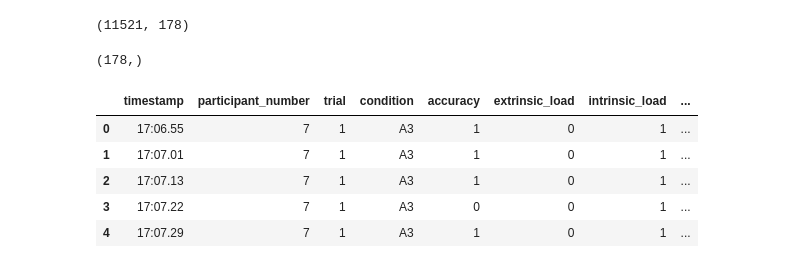
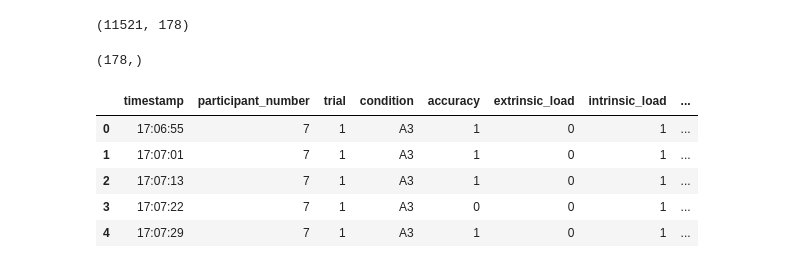
Before and after one commit to aarnol/workload-classification, a Jupyter notebook: model.ipynb, the cells around one changed output. Cells and saved outputs as stored; diff of their text form; code cells hidden in the pictures.

Commit message:
Data preprocessing and lining up timestamps

```diff
--- a/model.ipynb
+++ b/model.ipynb
@@ -75,14 +76,16 @@ fnirs_sample.shape
 # %%
 #load the workload labels
 workload = pd.read_csv("data/load/workload.csv")
+workload['timestamp'] = workload['timestamp'].str.replace('.', ':')
+
 workload.head()
 # %% [output]
 |  | timestamp | participant_number | trial | condition | accuracy | extrinsic_load | intrinsic_load | ... |
-| 0 | 17:06.55 | 7 | 1 | A3 | 1 | 0 | 1 | ... |
-| 1 | 17:07.01 | 7 | 1 | A3 | 1 | 0 | 1 | ... |
-| 2 | 17:07.13 | 7 | 1 | A3 | 1 | 0 | 1 | ... |
-| 3 | 17:07.22 | 7 | 1 | A3 | 0 | 0 | 1 | ... |
-| 4 | 17:07.29 | 7 | 1 | A3 | 1 | 0 | 1 | ... |
+| 0 | 17:06:55 | 7 | 1 | A3 | 1 | 0 | 1 | ... |
+| 1 | 17:07:01 | 7 | 1 | A3 | 1 | 0 | 1 | ... |
+| 2 | 17:07:13 | 7 | 1 | A3 | 1 | 0 | 1 | ... |
+| 3 | 17:07:22 | 7 | 1 | A3 | 0 | 0 | 1 | ... |
+| 4 | 17:07:29 | 7 | 1 | A3 | 1 | 0 | 1 | ... |
 # %%
 #separrate the data into the different participants
 workload_dict = {}
```
Also changed, not shown: parts of 13 cells of this notebook, 1 other file.
